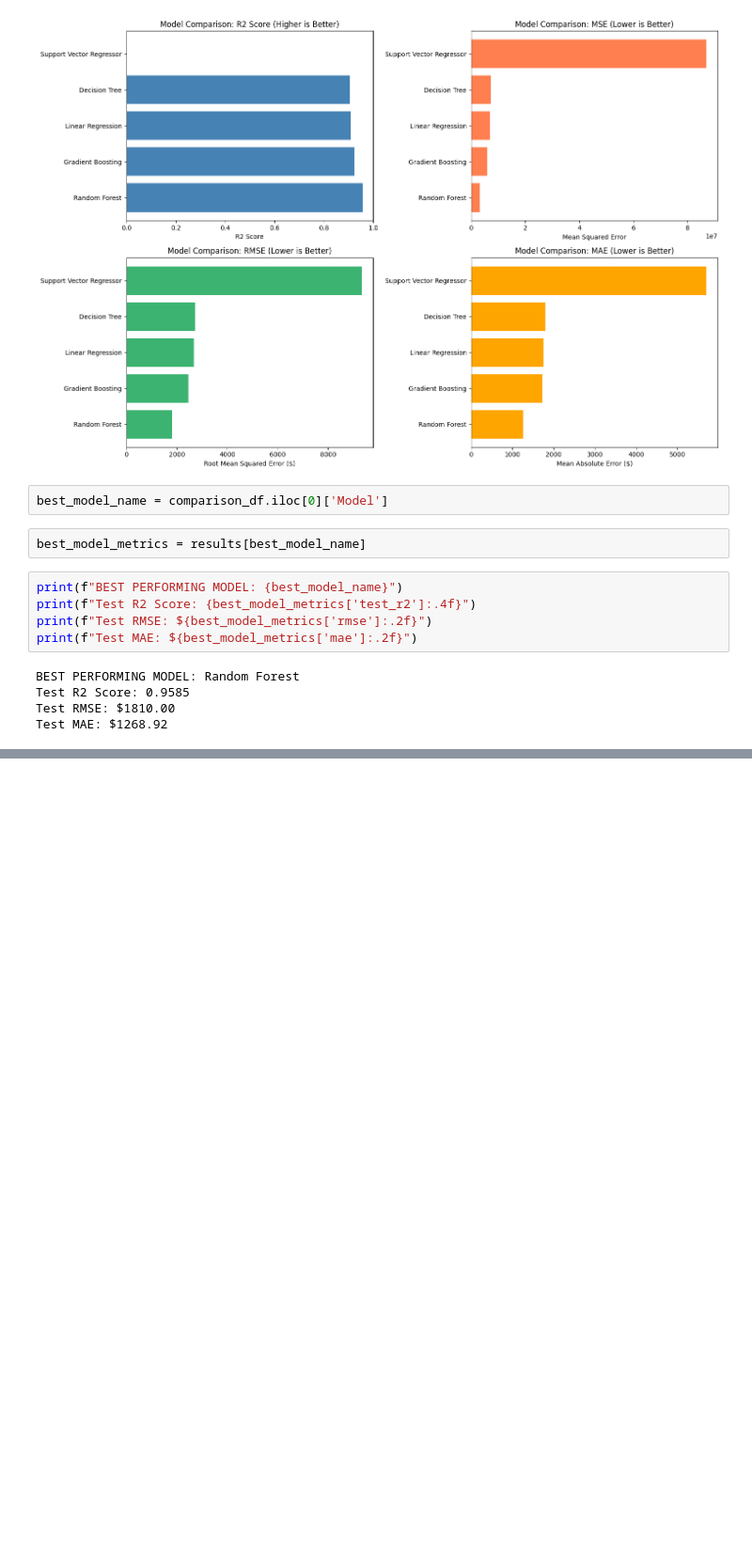
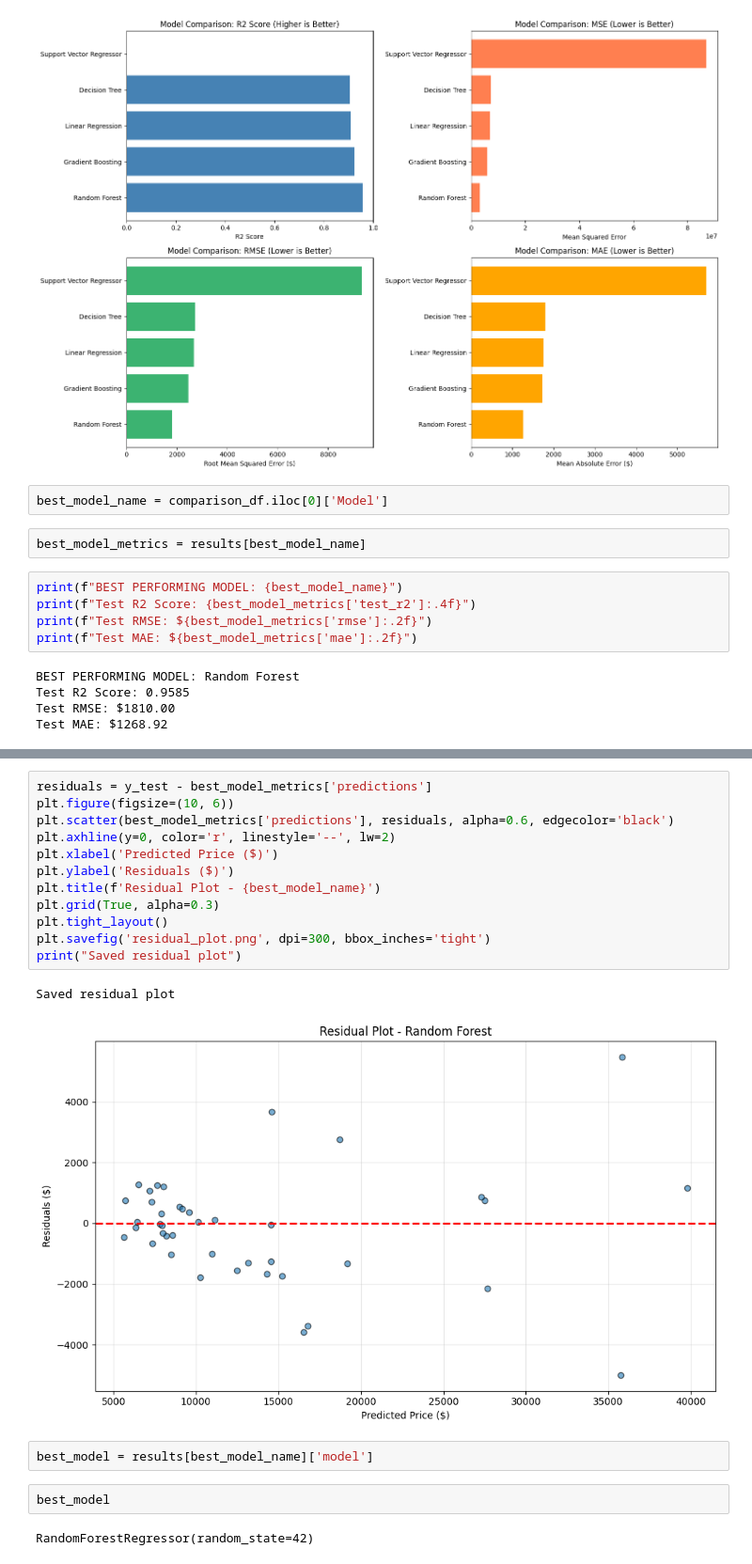
Before and after one commit to ukunnath/entri, a Jupyter notebook: codeathon-module4/Untitled.ipynb, the cells around one changed output, grey strips where cells are left out. Shown: that part at 94% size. Cells and saved outputs as stored; diff of their text form; blank space fills up the shorter version.

```diff
--- a/codeathon-module4/Untitled.ipynb
+++ b/codeathon-module4/Untitled.ipynb
@@ -477,0 +479,21 @@ plt.savefig('actual_vs_predicted.png', dpi=300, bbox_inches='tight')
+# %%
+residuals = y_test - best_model_metrics['predictions']
+plt.figure(figsize=(10, 6))
+plt.scatter(best_model_metrics['predictions'], residuals, alpha=0.6, edgecolor='black')
+plt.axhline(y=0, color='r', linestyle='--', lw=2)
+plt.xlabel('Predicted Price ($)')
+plt.ylabel('Residuals ($)')
+plt.title(f'Residual Plot - {best_model_name}')
+plt.grid(True, alpha=0.3)
+plt.tight_layout()
+plt.savefig('residual_plot.png', dpi=300, bbox_inches='tight')
+print("Saved residual plot")
+# %% [output]
+Saved residual plot
+[figure, added]
+# %%
+best_model = results[best_model_name]['model']
+# %%
+best_model
+# %% [output]
+RandomForestRegressor(random_state=42)
```
Also changed, not shown: parts of 22 cells of this notebook, 1 other file.
